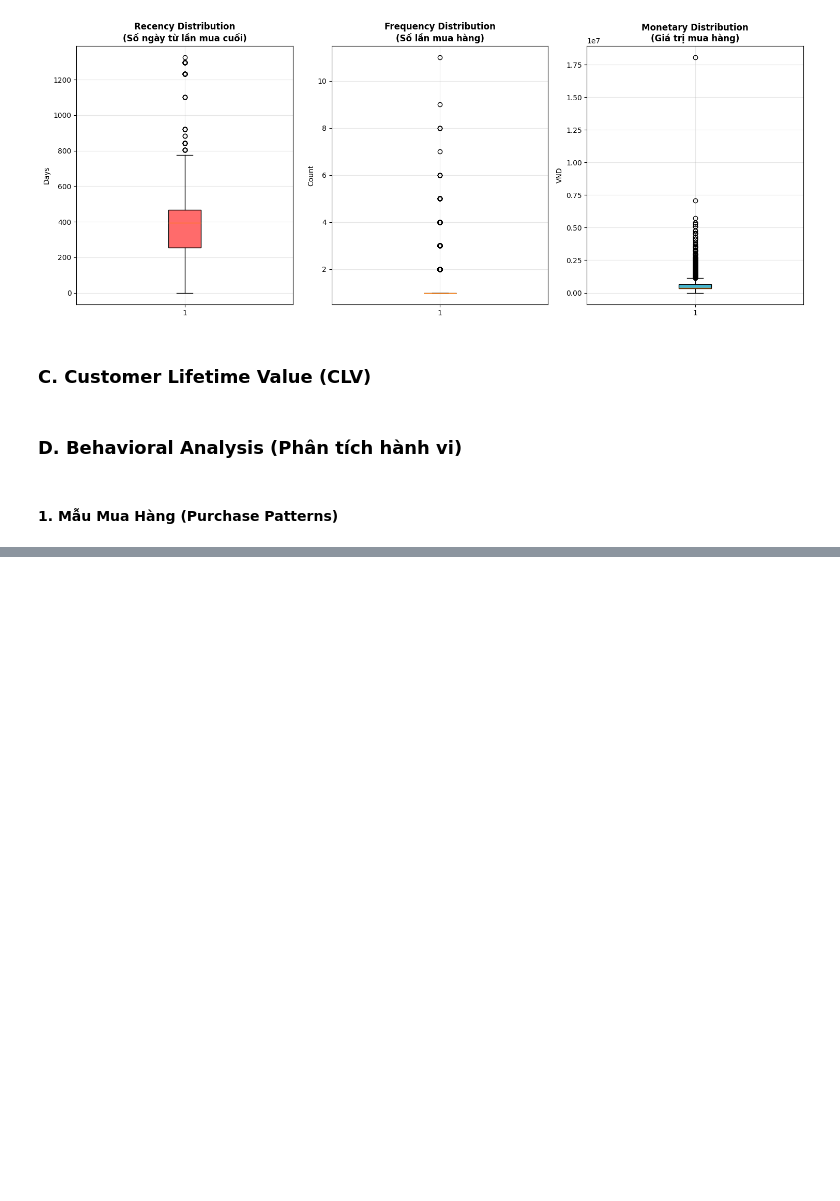
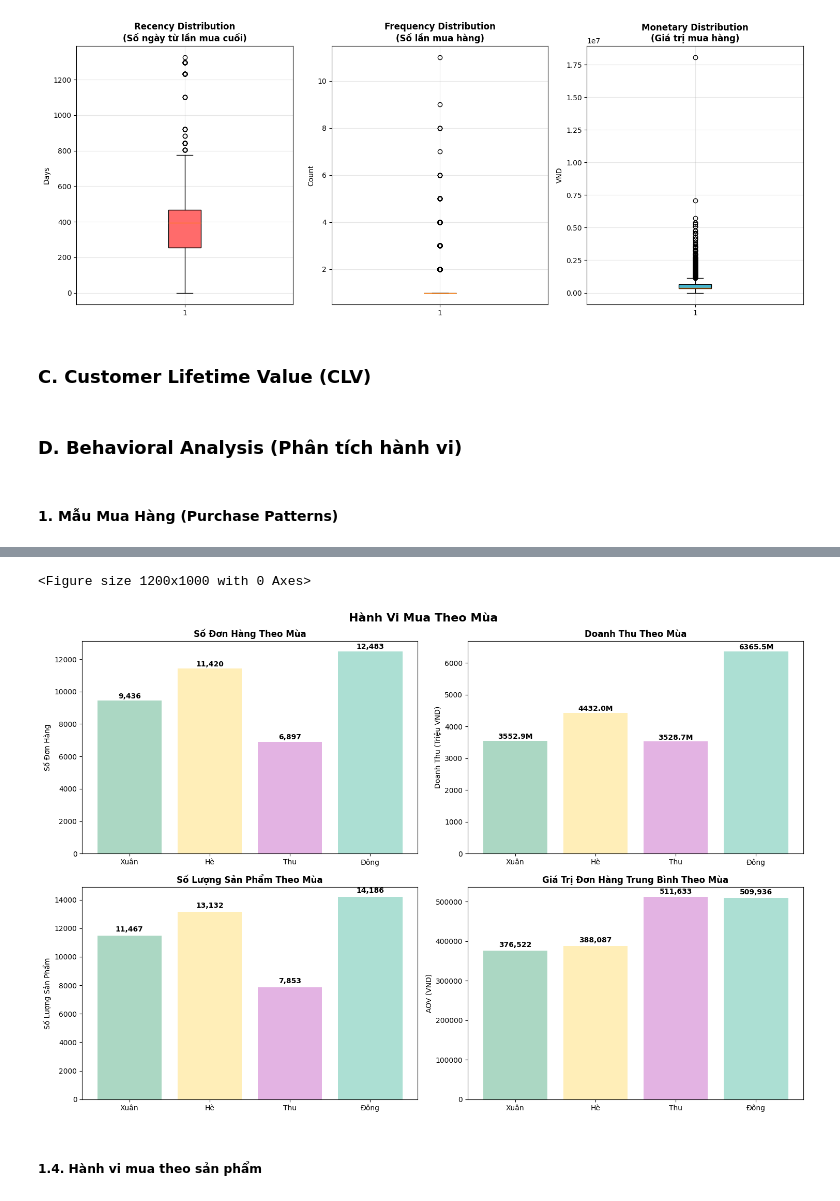
Before and after one commit to LeVanDuy26/Winner_Group_Analytics, a Jupyter notebook: 4.EDA_Gold/2_Customer_Metrics.ipynb, the cells around one changed output, grey strips where cells are left out. Saved outputs shown, nothing was run; the diff lists cells and outputs as text; code cells hidden in the pictures; blank space fills up the shorter version.

```diff
--- a/4.EDA_Gold/2_Customer_Metrics.ipynb
+++ b/4.EDA_Gold/2_Customer_Metrics.ipynb
@@ -474,0 +819,51 @@ Doanh_thu_theo_quy
+# %%
+# Biểu đồ so sánh mùa
+plt.figure(figsize=(12, 10))
+
+# Sort theo thứ tự Xuân, Hè, Thu, Đông
+season_order = ['Xuân', 'Hè', 'Thu', 'Đông']
+seasonal_analysis_sorted = seasonal_analysis.set_index('season').reindex(season_order).reset_index()
+
+# Tạo subplot 2x2
+fig, axes = plt.subplots(2, 2, figsize=(15, 10))
+fig.suptitle('Hành Vi Mua Theo Mùa', fontsize=16, fontweight='bold', y=0.98)
+
+# 1. Số đơn hàng theo mùa
+axes[0,0].bar(seasonal_analysis_sorted['season'], seasonal_analysis_sorted['total_orders'],
+              color=['#96CEB4', '#FFEAA7', '#DDA0DD', '#98D8C8'], alpha=0.8)
+axes[0,0].set_title('Số Đơn Hàng Theo Mùa', fontweight='bold')
+axes[0,0].set_ylabel('Số Đơn Hàng')
+for i, v in enumerate(seasonal_analysis_sorted['total_orders']):
+    axes[0,0].text(i, v + 50, f'{v:,}', ha='center', va='bottom', fontweight='bold')
+
+# 2. Doanh thu theo mùa
+axes[0,1].bar(seasonal_analysis_sorted['season'], seasonal_analysis_sorted['total_revenue']/1000000,
+              color=['#96CEB4', '#FFEAA7', '#DDA0DD', '#98D8C8'], alpha=0.8)
+axes[0,1].set_title('Doanh Thu Theo Mùa', fontweight='bold')
+axes[0,1].set_ylabel('Doanh Thu (Triệu VND)')
+for i, v in enumerate(seasonal_analysis_sorted['total_revenue']/1000000):
+    axes[0,1].text(i, v + 10, f'{v:.1f}M', ha='center', va='bottom', fontweight='bold')
+
+# 3. Số lượng sản phẩm theo mùa
+axes[1,0].bar(seasonal_analysis_sorted['season'], seasonal_analysis_sorted['total_quantity'],
+              color=['#96CEB4', '#FFEAA7', '#DDA0DD', '#98D8C8'], alpha=0.8)
+axes[1,0].set_title('Số Lượng Sản Phẩm Theo Mùa', fontweight='bold')
+axes[1,0].set_ylabel('Số Lượng Sản Phẩm')
+for i, v in enumerate(seasonal_analysis_sorted['total_quantity']):
+    axes[1,0].text(i, v + 200, f'{v:,}', ha='center', va='bottom', fontweight='bold')
+
+# 4. AOV theo mùa
+axes[1,1].bar(seasonal_analysis_sorted['season'], seasonal_analysis_sorted['avg_order_value'],
+              color=['#96CEB4', '#FFEAA7', '#DDA0DD', '#98D8C8'], alpha=0.8)
+axes[1,1].set_title('Giá Trị Đơn Hàng Trung Bình Theo Mùa', fontweight='bold')
+axes[1,1].set_ylabel('AOV (VND)')
+for i, v in enumerate(seasonal_analysis_sorted['avg_order_value']):
+    axes[1,1].text(i, v + 5000, f'{v:,.0f}', ha='center', va='bottom', fontweight='bold')
+
+plt.tight_layout()
+plt.show()
+# %% [output]
+<Figure size 1200x1000 with 0 Axes>
+[figure, added]
+# %% [markdown]
+##### 1.4. Hành vi mua theo sản phẩm
```
Also changed, not shown: parts of 26 cells of this notebook, 2 other files.
